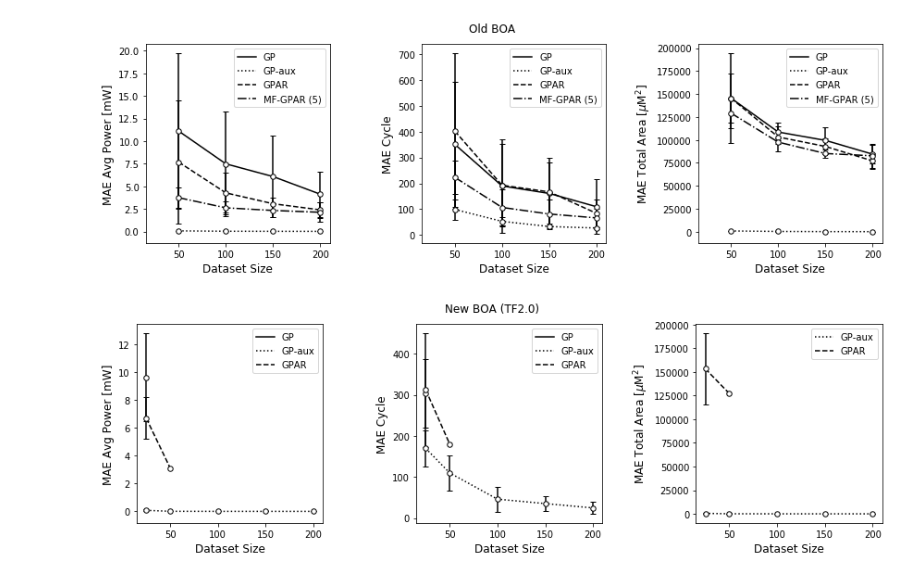
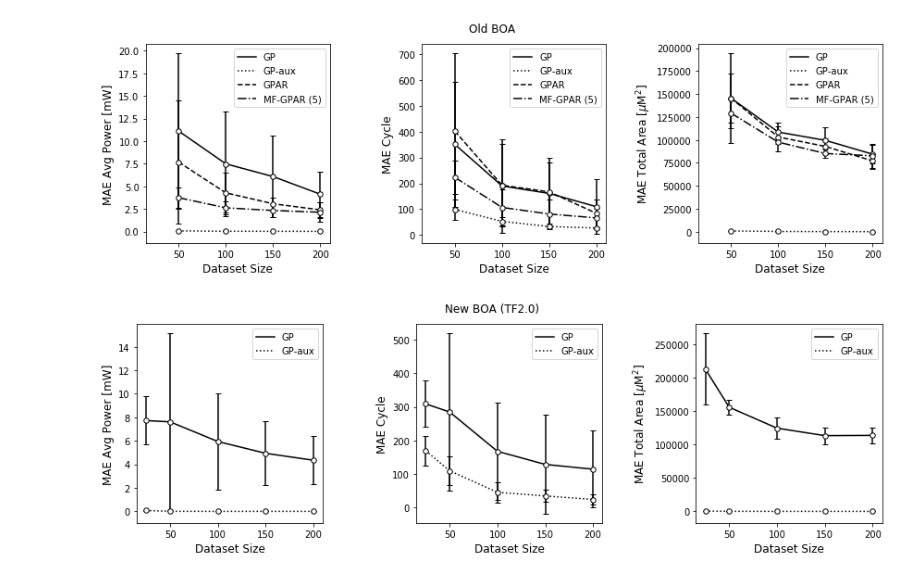
Before and after one commit to gncs/boa, a Jupyter notebook: notebooks/Model Goodenss-of-Fit Visualisation.ipynb, the cells around one changed output. Drawn from its saved outputs; the diff is of its cells as text; code cells hidden in the pictures.

```diff
--- a/notebooks/Model Goodenss-of-Fit Visualisation.ipynb
+++ b/notebooks/Model Goodenss-of-Fit Visualisation.ipynb
@@ -142,7 +142,7 @@ old_mf_gpar_df = load_gpar_data(os.path.join(old_data_path["fft"], old_mf_gpar_f
                                 name="mf_gpar",
                                 matrix_factorized=True)
 
-gp_df = load_gp_data(os.path.join(new_data_path["fft"], ff_gp_file), name="gp")
+gp_df = load_gpar_data(os.path.join(new_data_path["fft"], ff_gp_file), name="gp")
 # gp_df = gp_df[gp_df["size"] > 25]
 
 gp_aux_df = load_gp_data(os.path.join(new_data_path["fft"], ff_gp_aux_file), name="gp_aux")
@@ -158,28 +158,28 @@ mf_gpar_df = load_gpar_data(os.path.join(new_data_path["fft"], mf_gpar_file),
 # %%
 # Aggregate the stuff we want to plot
 # Old stuff
 old_aggregated = pd.concat([old_gp_df, old_gp_aux_df, old_gpar_df, old_mf_gpar_df],
                            sort=False, axis=0, ignore_index=True)
 
 old_stats = old_aggregated.groupby(['model', 'output', 'size'])
 old_stats = old_stats.aggregate({"mean_abs_err": [np.mean, np.std]}).reset_index()
 
 # New data
-aggregated = pd.concat([gp_df, gp_aux_df, gpar_df], sort=False, axis=0, ignore_index=True)
+aggregated = pd.concat([gp_df, gp_aux_df], sort=False, axis=0, ignore_index=True)
 
 stats = aggregated.groupby(['model', 'output', 'size'])
 stats = stats.aggregate({"mean_abs_err": [np.mean, np.std]}).reset_index()
 
 # Plot the data
 old_fig = plot_stats(old_stats, stat="mean_abs_err")
 old_fig.suptitle("Old BOA")
 old_fig.subplots_adjust(wspace=0.5, top=0.9)
 
 fig = plot_stats(stats, stat="mean_abs_err")
 fig.suptitle("New BOA (TF2.0)")
 fig.subplots_adjust(wspace=0.5, top=0.9)
 
 plt.show()
 # %% [output]
 [figure]
-[figure, old version]
+[figure, new version]
```
Also changed, not shown: 9 other files.
